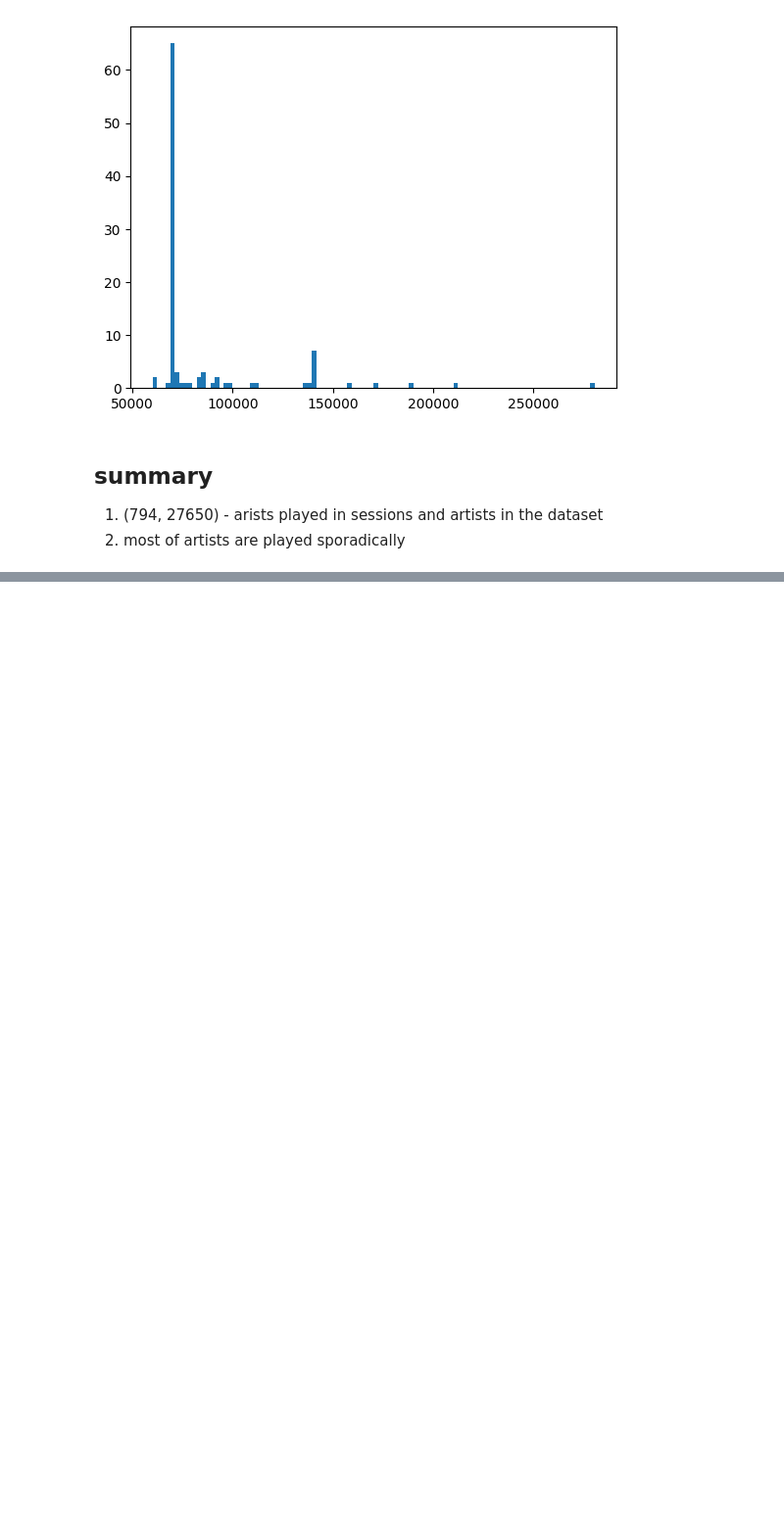
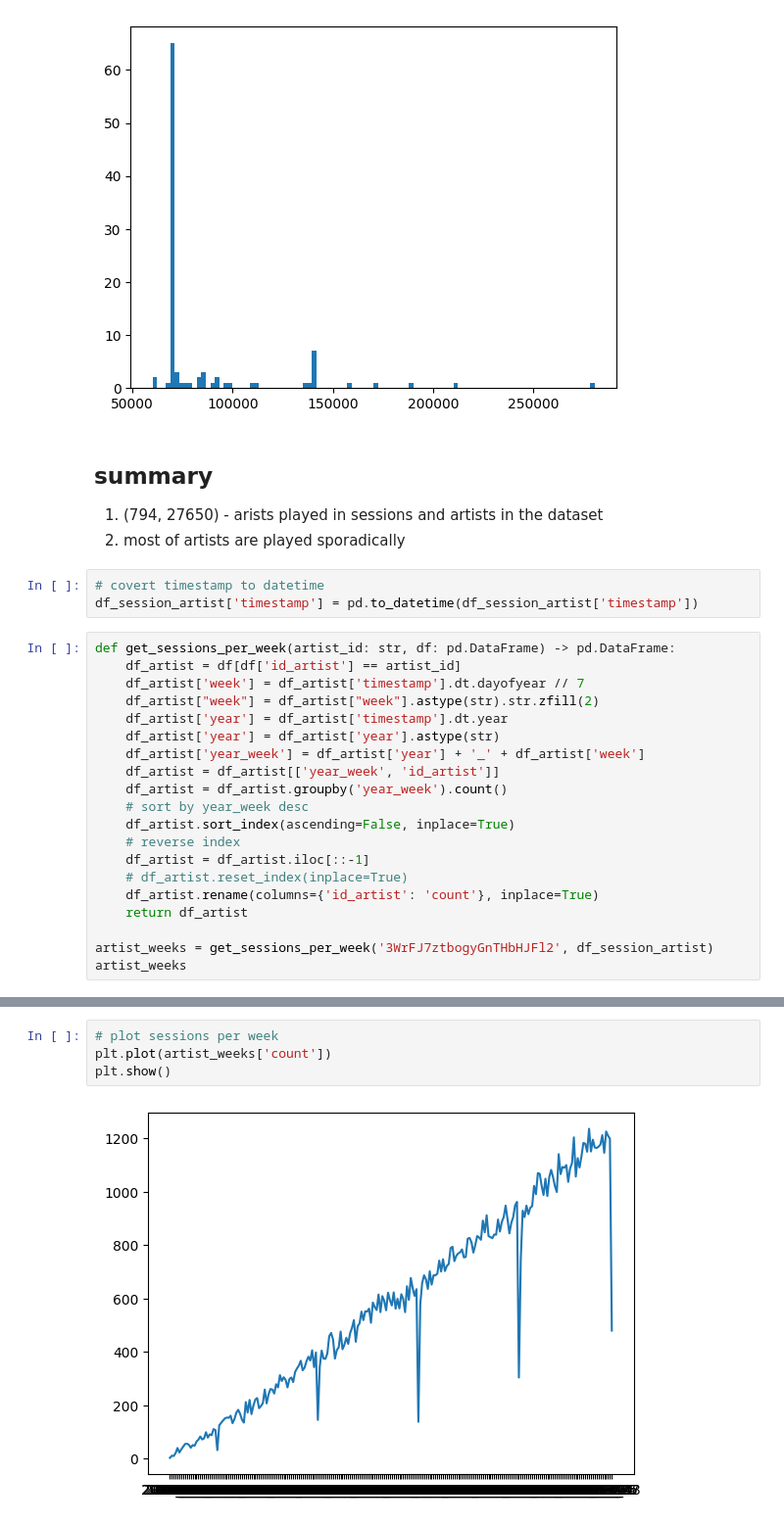
Before and after one commit to wz7475/streaming-service-sales, a Jupyter notebook: data_v2_analysis/artists_plays.ipynb, the cells around one changed output, grey strips where cells are left out. Shown at 98% size. Cells and saved outputs as stored; diff of their text form; blank space fills up the shorter version.

Commit message:
plot plays per week for artists

```diff
--- a/data_v2_analysis/artists_plays.ipynb
+++ b/data_v2_analysis/artists_plays.ipynb
@@ -123,3 +125,26 @@ plt.show()
 ## summary
 1. (794, 27650) - arists played in sessions and artists in the dataset
 2. most of artists are played sporadically
+# %%
+# covert timestamp to datetime
+df_session_artist['timestamp'] = pd.to_datetime(df_session_artist['timestamp'])
+# %%
+def get_sessions_per_week(artist_id: str, df: pd.DataFrame) -> pd.DataFrame:
+    df_artist = df[df['id_artist'] == artist_id]
+    df_artist['week'] = df_artist['timestamp'].dt.dayofyear // 7
+    df_artist["week"] = df_artist["week"].astype(str).str.zfill(2)
+    df_artist['year'] = df_artist['timestamp'].dt.year
+    df_artist['year'] = df_artist['year'].astype(str)
+    df_artist['year_week'] = df_artist['year'] + '_' + df_artist['week']
+    df_artist = df_artist[['year_week', 'id_artist']]
+    df_artist = df_artist.groupby('year_week').count()
+    # sort by year_week desc
+    df_artist.sort_index(ascending=False, inplace=True)
+    # reverse index
+    df_artist = df_artist.iloc[::-1]
+    # df_artist.reset_index(inplace=True)
+    df_artist.rename(columns={'id_artist': 'count'}, inplace=True)
+    return df_artist
+
+artist_weeks = get_sessions_per_week('3WrFJ7ztbogyGnTHbHJFl2', df_session_artist)
+artist_weeks
@@ -125,0 +183,6 @@ plt.show()
+# %%
+# plot sessions per week
+plt.plot(artist_weeks['count'])
+plt.show()
+# %% [output]
+[figure, added]
```
Also changed, not shown: parts of 4 cells of this notebook.
